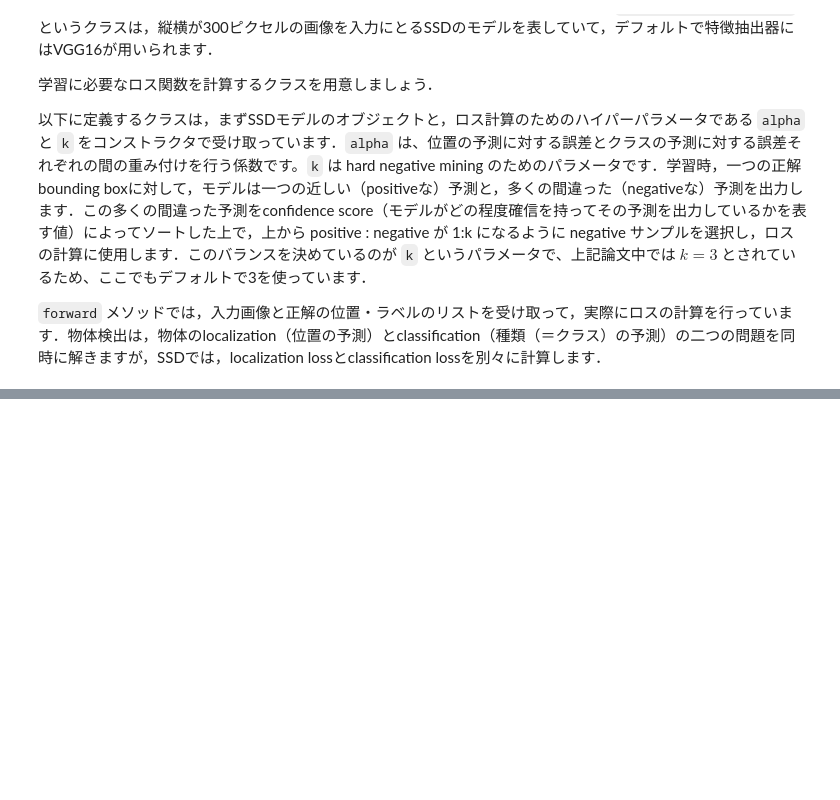
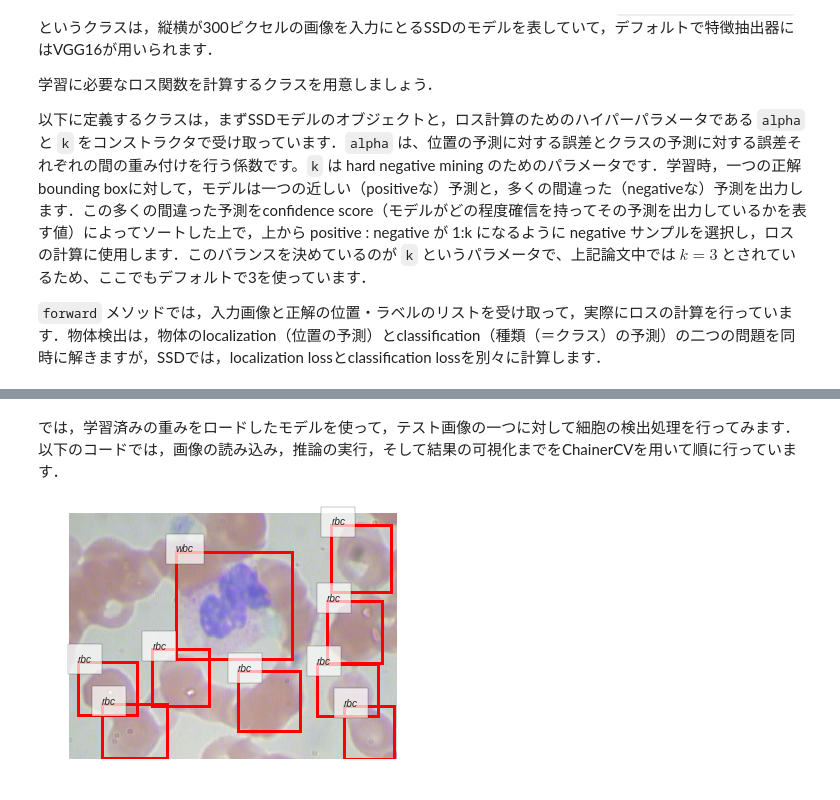
Before and after one commit to japan-medical-ai/medical-ai-course-materials, a Jupyter notebook: source/source/notebooks/Blood_Cell_Detection.ipynb, the cells around one changed output, grey strips where cells are left out. Drawn from its saved outputs; the diff is of its cells as text; code cells hidden in the pictures; blank space fills up the shorter version.

Commit message:
Update Blood cell detection

```diff
--- a/source/source/notebooks/Blood_Cell_Detection.ipynb
+++ b/source/source/notebooks/Blood_Cell_Detection.ipynb
@@ -389,0 +459,20 @@ epoch       iteration   lr          main/loss   main/loss/loc  main/loss/conf  v
+# %% [markdown]
+では，学習済みの重みをロードしたモデルを使って，テスト画像の一つに対して細胞の検出処理を行ってみます．以下のコードでは，画像の読み込み，推論の実行，そして結果の可視化までをChainerCVを用いて順に行っています．
+# %%
+from chainercv import utils
+
+# Load a test image
+img = utils.read_image('BCCD_Dataset/BCCD/JPEGImages/BloodImage_00007.jpg', color=True)
+
+# Perform inference
+bboxes, labels, scores = model.predict([img])
+
+# Extract the results
+bbox, label, score = bboxes[0], labels[0], scores[0]
+
+# Visualize the detection results
+ax = vis_bbox(img, bbox, label, label_names=bccd_labels)
+ax.set_axis_off()
+ax.figure.tight_layout()
+# %% [output]
+[figure, added]
```
Also changed, not shown: parts of 20 cells of this notebook, 12 other files.
